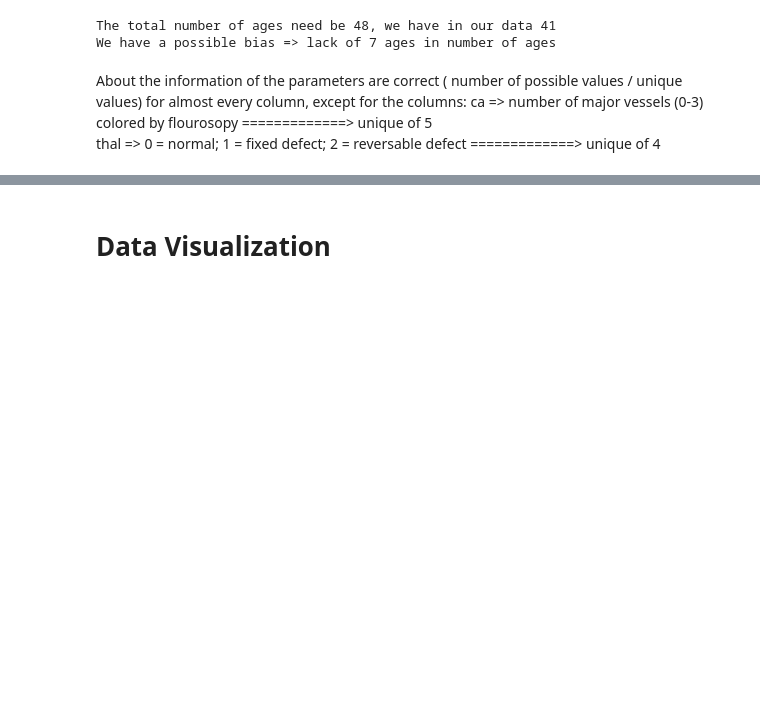
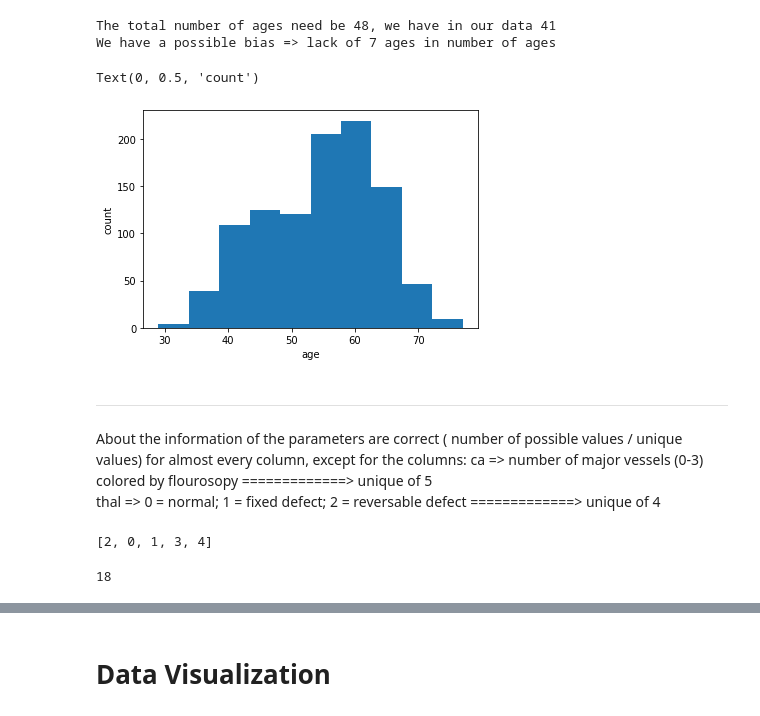
Before and after one commit to chsanleo/AI_project_Heart-Disease, a Jupyter notebook: Heart-Disease.ipynb, the cells around one changed output, grey strips where cells are left out. Cells and saved outputs as stored; diff of their text form; code cells hidden in the pictures; blank space fills up the shorter version.

Commit message:
analysis of cal and thal values by header

```diff
--- a/Heart-Disease.ipynb
+++ b/Heart-Disease.ipynb
@@ -154,5 +154,14 @@ if(ageBias>0):
 # %% [output]
 The total number of ages need be 48, we have in our data 41
 We have a possible bias => lack of 7 ages in number of ages
+# %%
+plt.hist(data['age'])
+plt.xlabel('age')
+plt.ylabel('count')
+# %% [output]
+Text(0, 0.5, 'count')
+[figure, added]
+# %% [markdown]
+___
 # %% [markdown]
 About the information of the parameters are correct ( number of possible values / unique values) for almost every column, except for the columns:
@@ -160,3 +169,12 @@ About the information of the parameters are correct ( number of possible values
     thal => 0 = normal; 1 = fixed defect; 2 = reversable defect =============> unique of 4
 # %%
 # CHECK the CA
+valueCA_notDescribed = 4
+data['ca'].unique().tolist()
+# %% [output]
+[2, 0, 1, 3, 4]
+# %%
+rowsCA_NoInfo = data[data['ca'].isin([valueCA_notDescribed])].shape[0]
+rowsCA_NoInfo
+# %% [output]
+18
```
Also changed, not shown: parts of 6 cells of this notebook.
